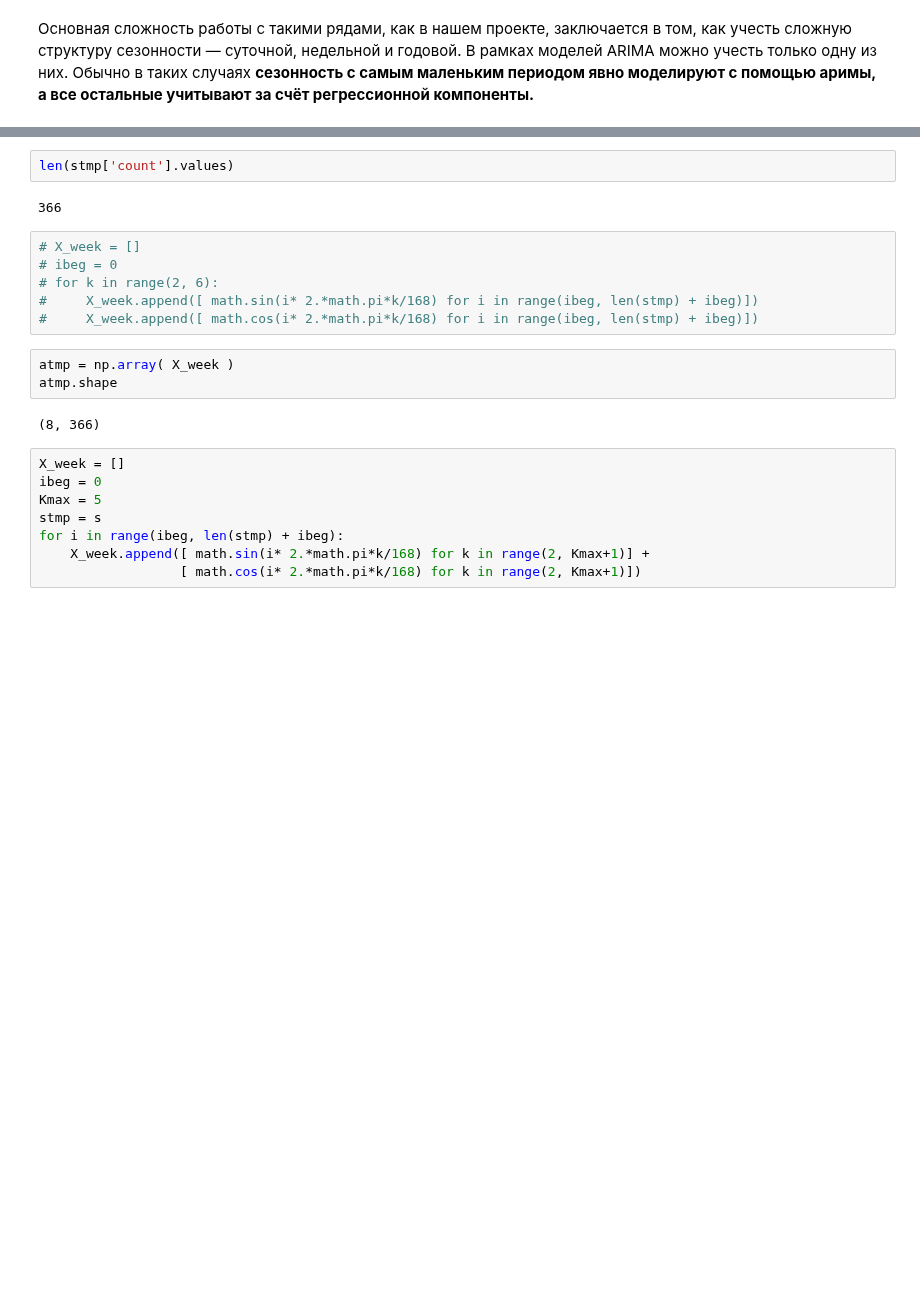
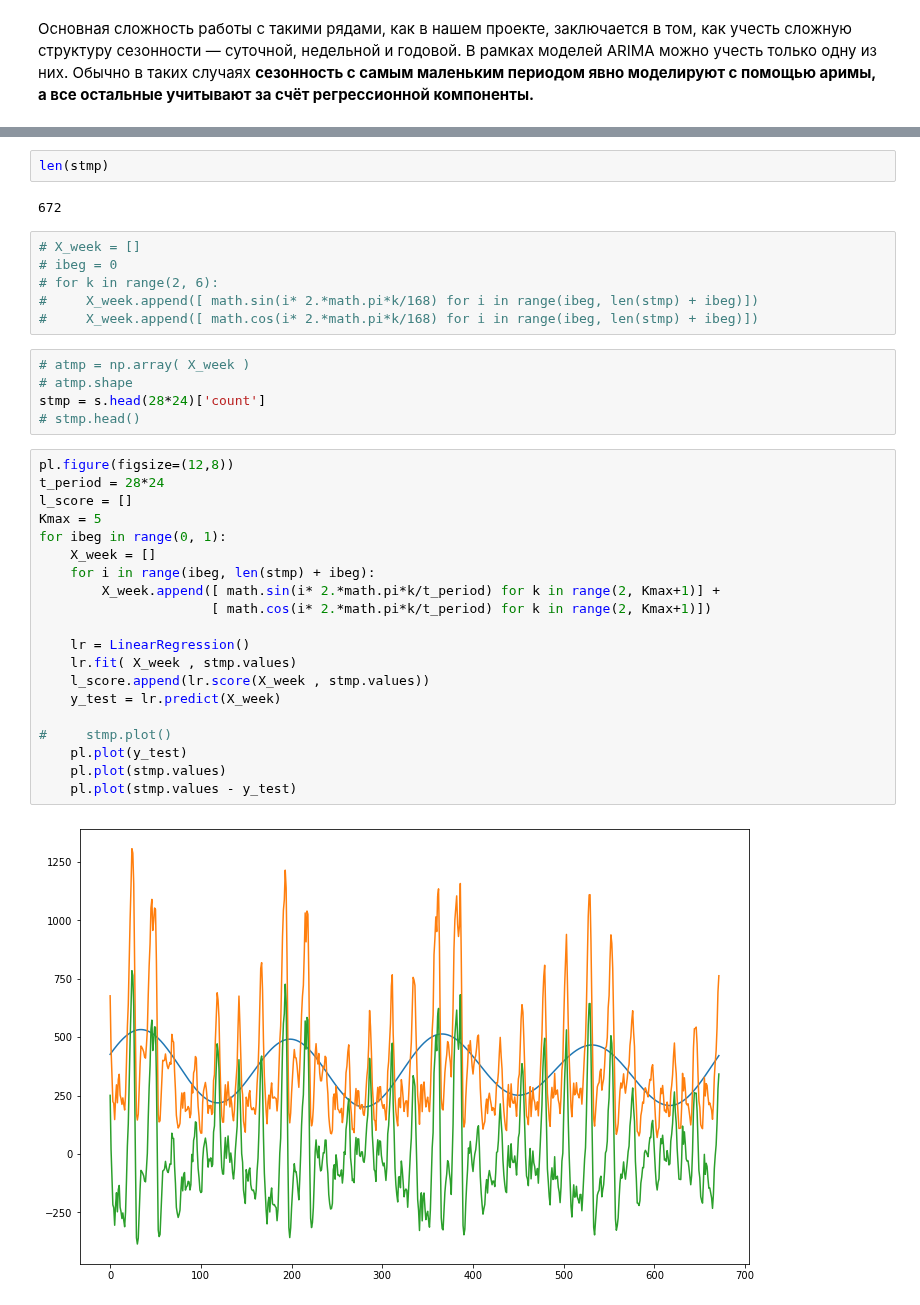
Before and after one commit to dminikorenb/DataLearning, a Jupyter notebook: 3-Taxi/dminik6_part3_w3.ipynb, the cells around one changed output, grey strips where cells are left out. Drawn from its saved outputs; the diff is of its cells as text; blank space fills up the shorter version.

```diff
--- a/3-Taxi/dminik6_part3_w3.ipynb
+++ b/3-Taxi/dminik6_part3_w3.ipynb
@@ -106,7 +130,7 @@ https://habr.com/ru/post/207160/
 # %%
-len(stmp['count'].values)
+len(stmp)
 # %% [output]
-366
+672
 # %%
 # X_week = []
 # ibeg = 0
@@ -114,15 +138,29 @@ len(stmp['count'].values)
 #     X_week.append([ math.sin(i* 2.*math.pi*k/168) for i in range(ibeg, len(stmp) + ibeg)])
 #     X_week.append([ math.cos(i* 2.*math.pi*k/168) for i in range(ibeg, len(stmp) + ibeg)])
 # %%
-atmp = np.array( X_week )
-atmp.shape
+# atmp = np.array( X_week )
+# atmp.shape
+stmp = s.head(28*24)['count']
+# stmp.head()
-# %% [output]
-(8, 366)
 # %%
-X_week = []
-ibeg = 0
+pl.figure(figsize=(12,8))
+t_period = 28*24
+l_score = []
 Kmax = 5
-stmp = s
-for i in range(ibeg, len(stmp) + ibeg):
-    X_week.append([ math.sin(i* 2.*math.pi*k/168) for k in range(2, Kmax+1)] +
-                  [ math.cos(i* 2.*math.pi*k/168) for k in range(2, Kmax+1)])
+for ibeg in range(0, 1):
+    X_week = []
+    for i in range(ibeg, len(stmp) + ibeg):
+        X_week.append([ math.sin(i* 2.*math.pi*k/t_period) for k in range(2, Kmax+1)] +
+                      [ math.cos(i* 2.*math.pi*k/t_period) for k in range(2, Kmax+1)])
+
+    lr = LinearRegression()
+    lr.fit( X_week , stmp.values)
+    l_score.append(lr.score(X_week , stmp.values))
+    y_test = lr.predict(X_week)
+
+#     stmp.plot()
+    pl.plot(y_test)
+    pl.plot(stmp.values)
+    pl.plot(stmp.values - y_test)
+# %% [output]
+[figure, added]
```
Also changed, not shown: parts of 13 cells of this notebook.
